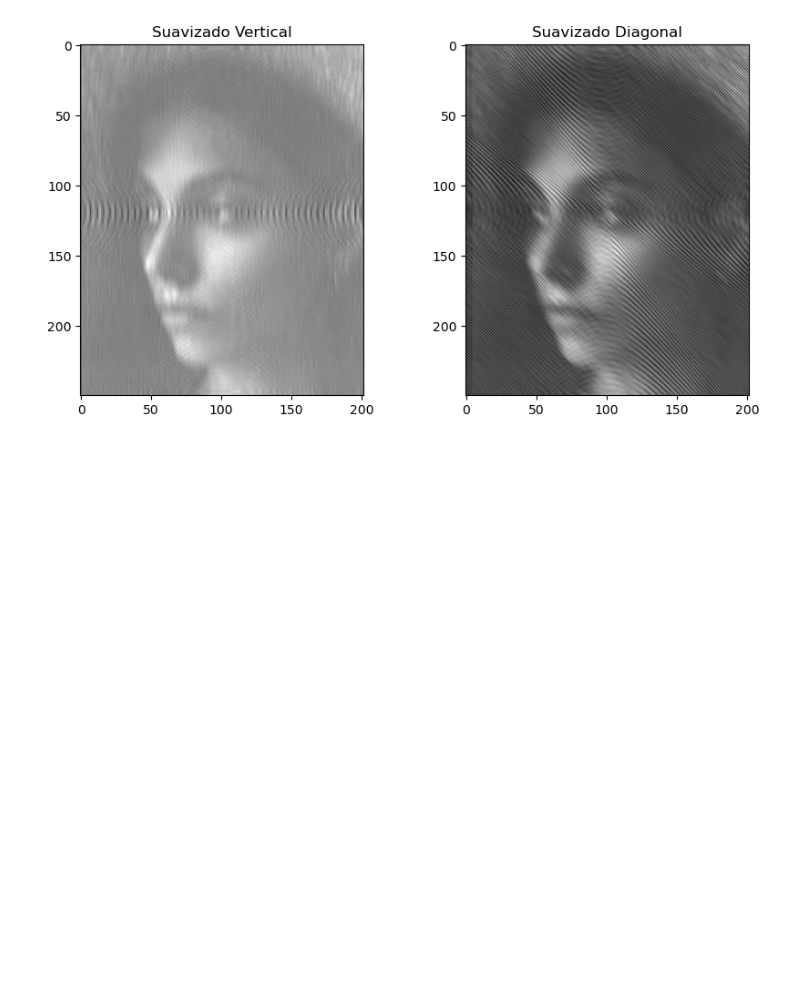
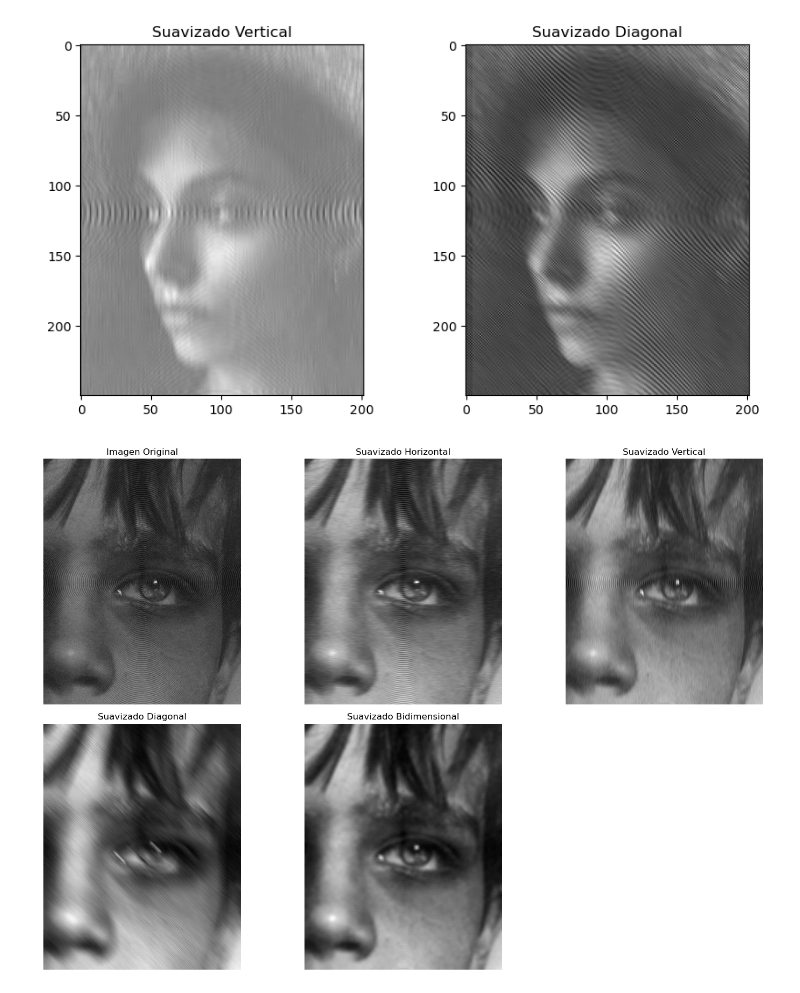
Before and after one commit to TroncosoUmacena12/TareaConvulsion, a Jupyter notebook: convulucionPractica2.ipynb, the cells around one changed output. Cells and saved outputs as stored; diff of their text form; code cells hidden in the pictures; blank space fills up the shorter version.

```diff
--- a/convulucionPractica2.ipynb
+++ b/convulucionPractica2.ipynb
@@ -159,3 +159,65 @@ plt.show()
 # %% [output]
 [figure]
 [figure]
+# %%
+import cv2
+import numpy as np
+import matplotlib.pyplot as plt
+
+def convulsion_media_horizontal(imagen, tamañoKernel):
+    kernel = np.ones([1, tamañoKernel], np.float32) / tamañoKernel
+    return cv2.filter2D(imagen, -1, kernel)
+
+def convulsion_media_vertical(imagen, tamañoKernel):
+    kernel = np.ones([tamañoKernel, 1], np.float32) / tamañoKernel
+    return cv2.filter2D(imagen, -1, kernel)
+
+def convulsion_media_diagonal(imagen, tamañoKernel):
+    kernel = np.zeros((tamañoKernel, tamañoKernel), np.float32)
+    np.fill_diagonal(kernel, 1.0 / tamañoKernel)
+    return cv2.filter2D(imagen, -1, kernel)
+
+def convulsion_media_bidimensional(imagen, tamañoKernel):
+    kernel = np.ones((tamañoKernel, tamañoKernel), np.float32) / (tamañoKernel * tamañoKernel)
+    return cv2.filter2D(imagen, -1, kernel)
+
+imagen = cv2.imread('P1.png')
+gris = cv2.cvtColor(imagen, cv2.COLOR_BGR2GRAY)
+
+kernel_size = 10
+img_horizontal = convulsion_media_horizontal(gris, kernel_size)
+img_vertical = convulsion_media_vertical(gris, kernel_size)
+img_diagonal = convulsion_media_diagonal(gris, 25)
+img_bidimensional = convulsion_media_bidimensional(gris, kernel_size)
+
+plt.figure(figsize=(15, 10))
+
+plt.subplot(2, 3, 1)
+plt.title('Imagen Original')
+plt.imshow(gris, cmap='gray')
+plt.axis('off')
+
+plt.subplot(2, 3, 2)
+plt.title('Suavizado Horizontal')
+plt.imshow(img_horizontal, cmap='gray')
+plt.axis('off')
+
+plt.subplot(2, 3, 3)
+plt.title('Suavizado Vertical')
+plt.imshow(img_vertical, cmap='gray')
+plt.axis('off')
+
+plt.subplot(2, 3, 4)
+plt.title('Suavizado Diagonal')
+plt.imshow(img_diagonal, cmap='gray')
+plt.axis('off')
+
+plt.subplot(2, 3, 5)
+plt.title('Suavizado Bidimensional')
+plt.imshow(img_bidimensional, cmap='gray')
+plt.axis('off')
+
+plt.tight_layout()
+plt.show()
+# %% [output]
+[figure, added]
```
